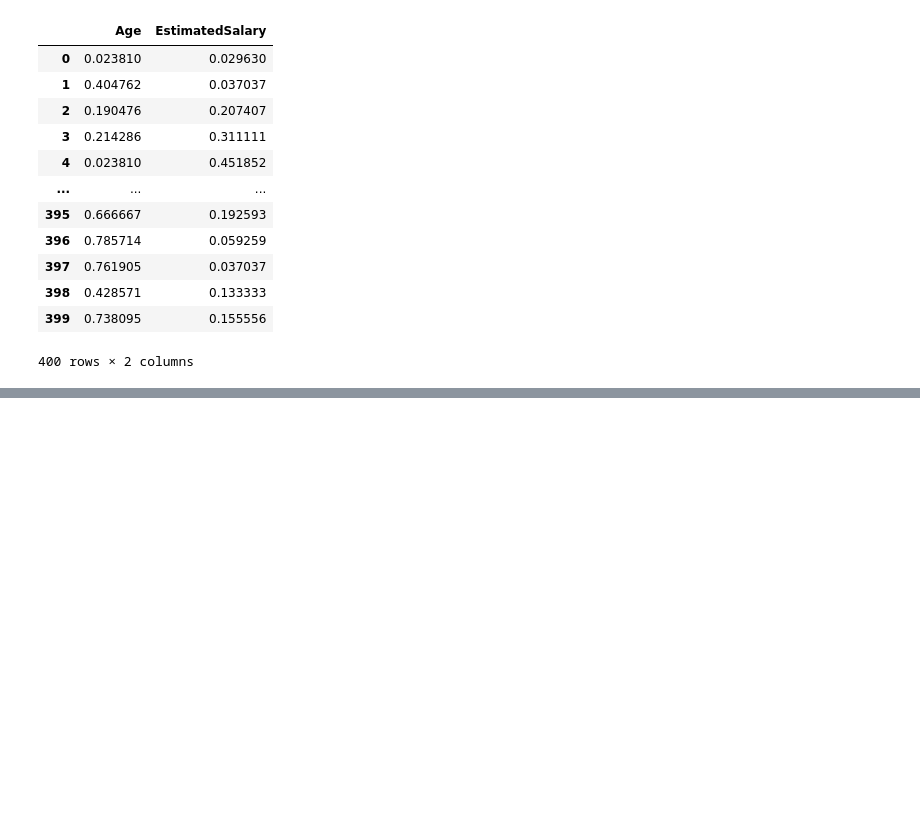
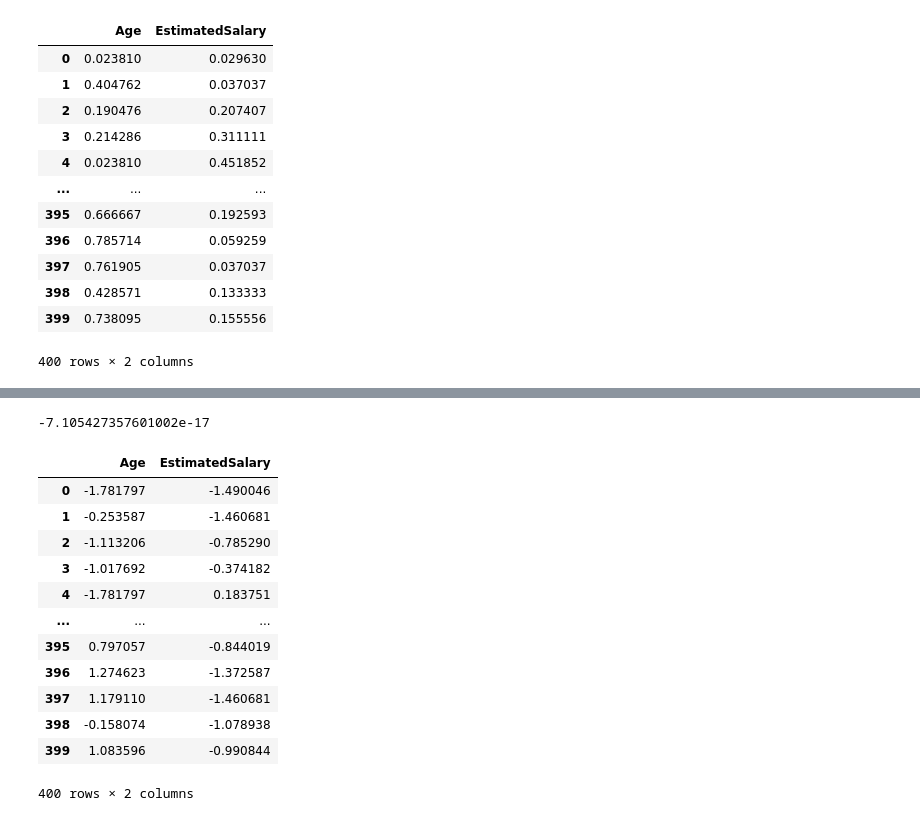
Before and after one commit to dipankar-majumder/cdac-pune-ai-ml-course, a Jupyter notebook: 29 Feature Scaling.ipynb, the cells around one changed output, grey strips where cells are left out. Saved outputs shown, nothing was run; the diff lists cells and outputs as text; code cells hidden in the pictures; blank space fills up the shorter version.

```diff
--- a/29 Feature Scaling.ipynb
+++ b/29 Feature Scaling.ipynb
@@ -135,0 +250,4 @@ x_scaled
+# %%
+x_new.mean()
+# %% [output]
+-7.105427357601002e-17
@@ -135,0 +265,17 @@ x_scaled
+# %%
+x_scaled = pd.DataFrame(data=x_scaled, columns=x.columns)
+x_scaled
+# %% [output]
+|  | Age | EstimatedSalary |
+| 0 | -1.781797 | -1.490046 |
+| 1 | -0.253587 | -1.460681 |
+| 2 | -1.113206 | -0.785290 |
+| 3 | -1.017692 | -0.374182 |
+| 4 | -1.781797 | 0.183751 |
+| ... | ... | ... |
+| 395 | 0.797057 | -0.844019 |
+| 396 | 1.274623 | -1.372587 |
+| 397 | 1.179110 | -1.460681 |
+| 398 | -0.158074 | -1.078938 |
+| 399 | 1.083596 | -0.990844 |
+400 rows × 2 columns
```
Also changed, not shown: parts of 21 cells of this notebook.
